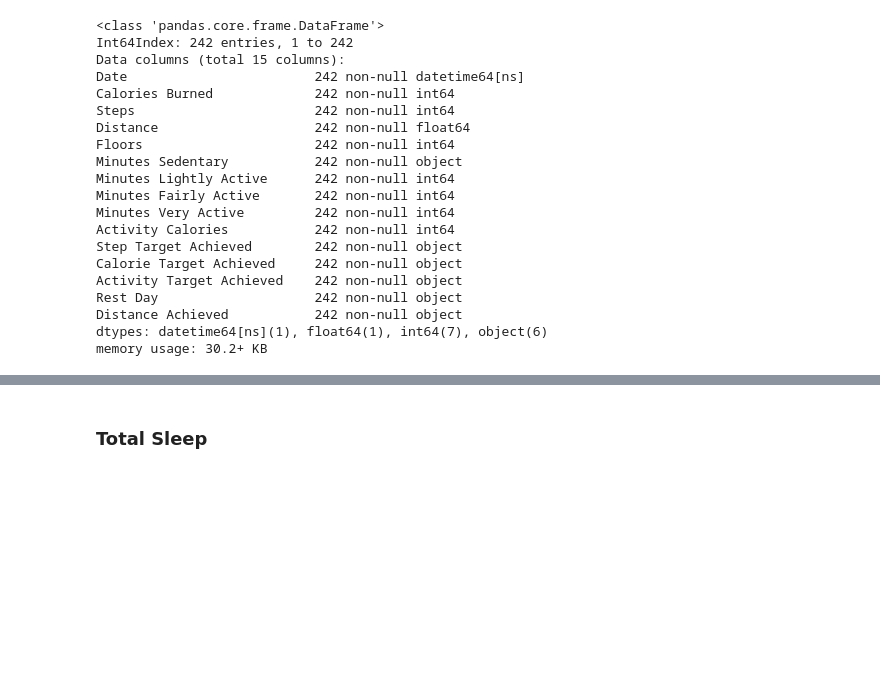
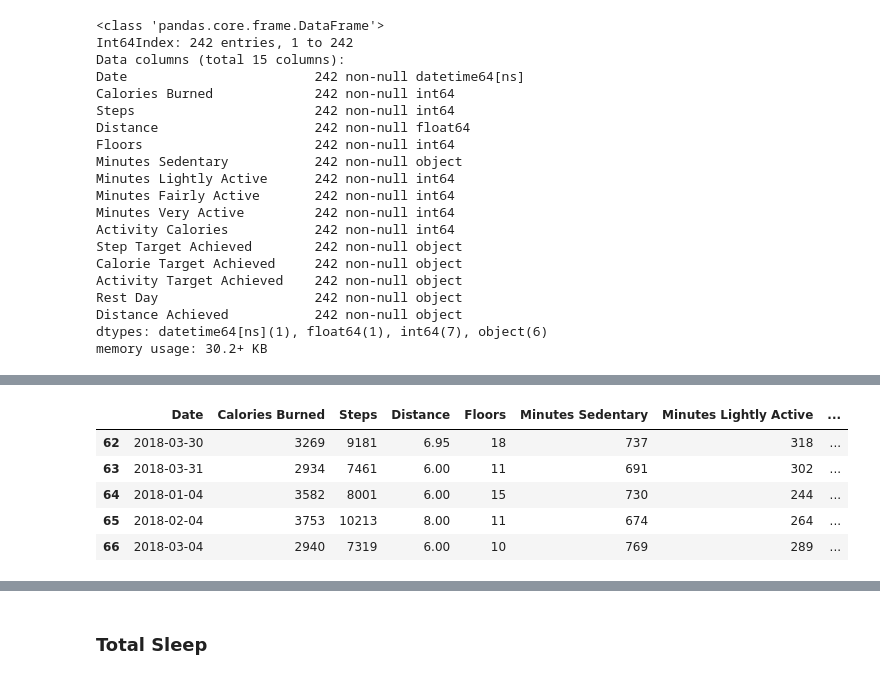
Before and after one commit to willvelida/mydata, a Jupyter notebook: jupyter notebooks/My Data Analysis Jan-Mar 2018.ipynb, the cells around one changed output, grey strips where cells are left out. Cells and saved outputs as stored; diff of their text form; code cells hidden in the pictures; blank space fills up the shorter version.

```diff
--- a/jupyter notebooks/My Data Analysis Jan-Mar 2018.ipynb
+++ b/jupyter notebooks/My Data Analysis Jan-Mar 2018.ipynb
@@ -240,0 +266,10 @@ memory usage: 30.2+ KB
+# %%
+# show tail of total_exercise_df2
+totalexercise_df2.tail()
+# %% [output]
+|  | Date | Calories Burned | Steps | Distance | Floors | Minutes Sedentary | Minutes Lightly Active | ... |
+| 62 | 2018-03-30 | 3269 | 9181 | 6.95 | 18 | 737 | 318 | ... |
+| 63 | 2018-03-31 | 2934 | 7461 | 6.00 | 11 | 691 | 302 | ... |
+| 64 | 2018-01-04 | 3582 | 8001 | 6.00 | 15 | 730 | 244 | ... |
+| 65 | 2018-02-04 | 3753 | 10213 | 8.00 | 11 | 674 | 264 | ... |
+| 66 | 2018-03-04 | 2940 | 7319 | 6.00 | 10 | 769 | 289 | ... |
```
Also changed, not shown: parts of 3 cells of this notebook.
